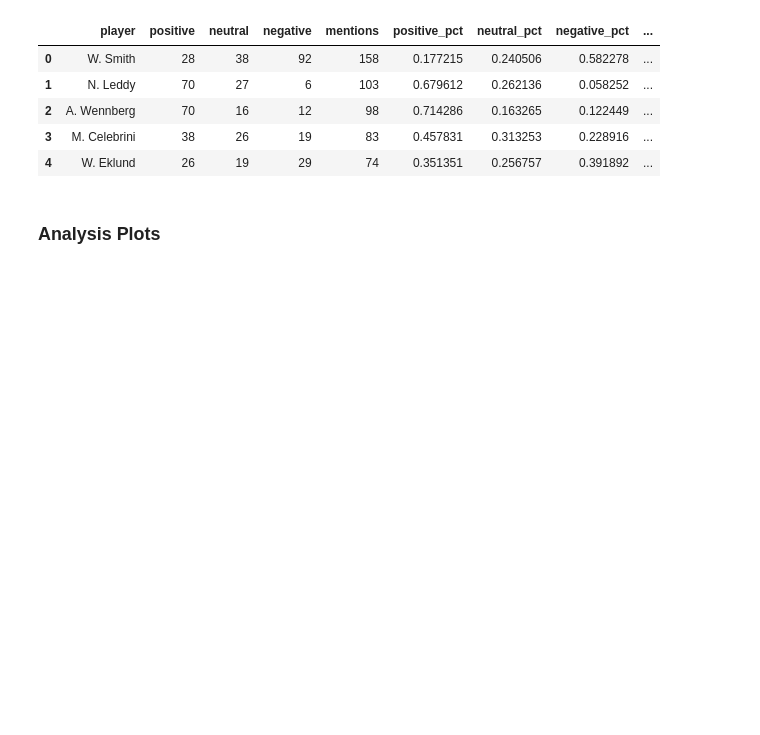
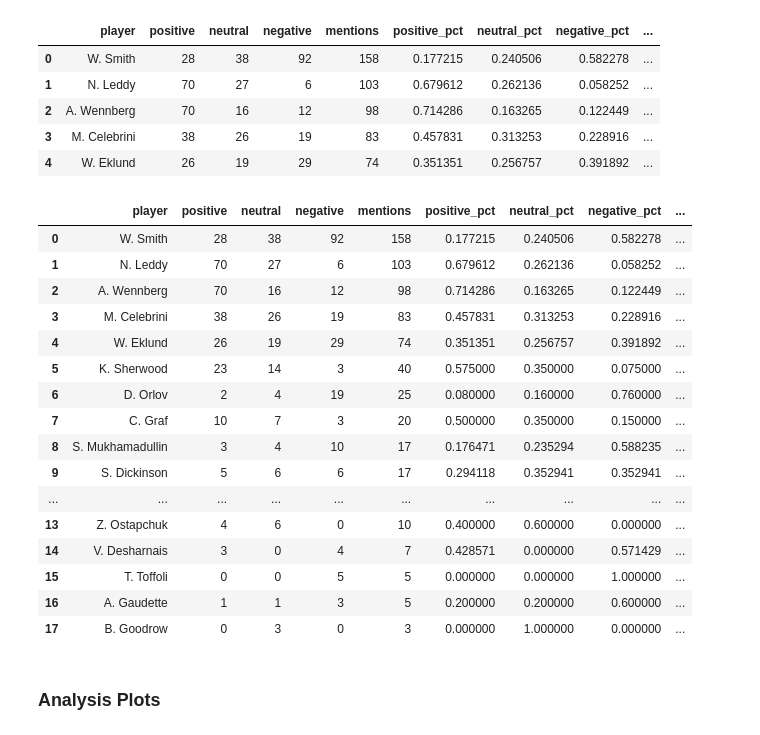
Before and after one commit to ekusnadi/hockey-player-sentiment-analysis, a Jupyter notebook: hockey_sentiment_pipeline.ipynb, the cells around one changed output. Drawn from its saved outputs; the diff is of its cells as text; code cells hidden in the pictures; blank space fills up the shorter version.

Commit message:
Edit merged box score

```diff
--- a/hockey_sentiment_pipeline.ipynb
+++ b/hockey_sentiment_pipeline.ipynb
@@ -364,6 +364,26 @@ merged.head()
 | 2 | A. Wennberg | 70 | 16 | 12 | 98 | 0.714286 | 0.163265 | 0.122449 | ... |
 | 3 | M. Celebrini | 38 | 26 | 19 | 83 | 0.457831 | 0.313253 | 0.228916 | ... |
 | 4 | W. Eklund | 26 | 19 | 29 | 74 | 0.351351 | 0.256757 | 0.391892 | ... |
+# %%
+merged
+# %% [output]
+|  | player | positive | neutral | negative | mentions | positive_pct | neutral_pct | negative_pct | ... |
+| 0 | W. Smith | 28 | 38 | 92 | 158 | 0.177215 | 0.240506 | 0.582278 | ... |
+| 1 | N. Leddy | 70 | 27 | 6 | 103 | 0.679612 | 0.262136 | 0.058252 | ... |
+| 2 | A. Wennberg | 70 | 16 | 12 | 98 | 0.714286 | 0.163265 | 0.122449 | ... |
+| 3 | M. Celebrini | 38 | 26 | 19 | 83 | 0.457831 | 0.313253 | 0.228916 | ... |
+| 4 | W. Eklund | 26 | 19 | 29 | 74 | 0.351351 | 0.256757 | 0.391892 | ... |
+| 5 | K. Sherwood | 23 | 14 | 3 | 40 | 0.575000 | 0.350000 | 0.075000 | ... |
+| 6 | D. Orlov | 2 | 4 | 19 | 25 | 0.080000 | 0.160000 | 0.760000 | ... |
+| 7 | C. Graf | 10 | 7 | 3 | 20 | 0.500000 | 0.350000 | 0.150000 | ... |
+| 8 | S. Mukhamadullin | 3 | 4 | 10 | 17 | 0.176471 | 0.235294 | 0.588235 | ... |
+| 9 | S. Dickinson | 5 | 6 | 6 | 17 | 0.294118 | 0.352941 | 0.352941 | ... |
+| ... | ... | ... | ... | ... | ... | ... | ... | ... | ... |
+| 13 | Z. Ostapchuk | 4 | 6 | 0 | 10 | 0.400000 | 0.600000 | 0.000000 | ... |
+| 14 | V. Desharnais | 3 | 0 | 4 | 7 | 0.428571 | 0.000000 | 0.571429 | ... |
+| 15 | T. Toffoli | 0 | 0 | 5 | 5 | 0.000000 | 0.000000 | 1.000000 | ... |
+| 16 | A. Gaudette | 1 | 1 | 3 | 5 | 0.200000 | 0.200000 | 0.600000 | ... |
+| 17 | B. Goodrow | 0 | 3 | 0 | 3 | 0.000000 | 1.000000 | 0.000000 | ... |
 # %% [markdown]
 ### Analysis Plots
 # %%
```
Also changed, not shown: 1 other file.
